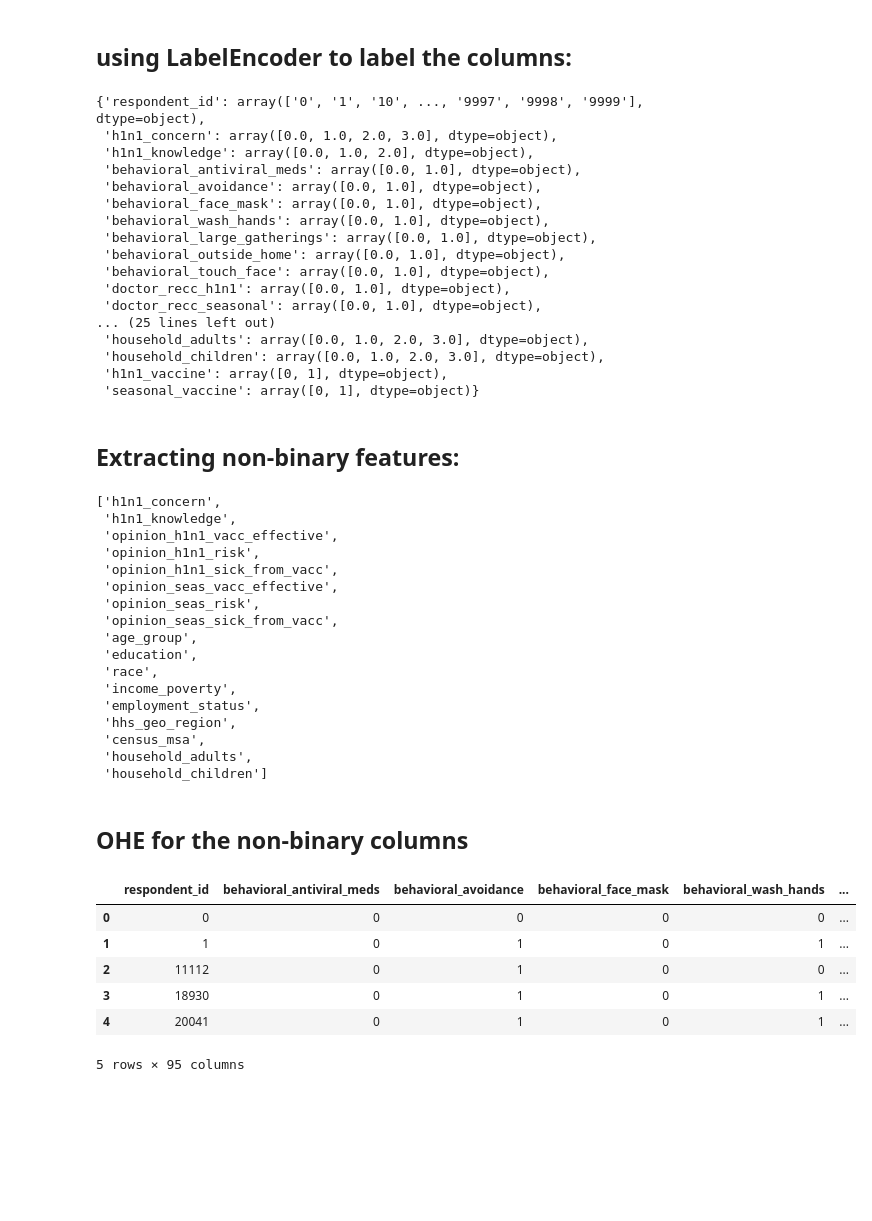
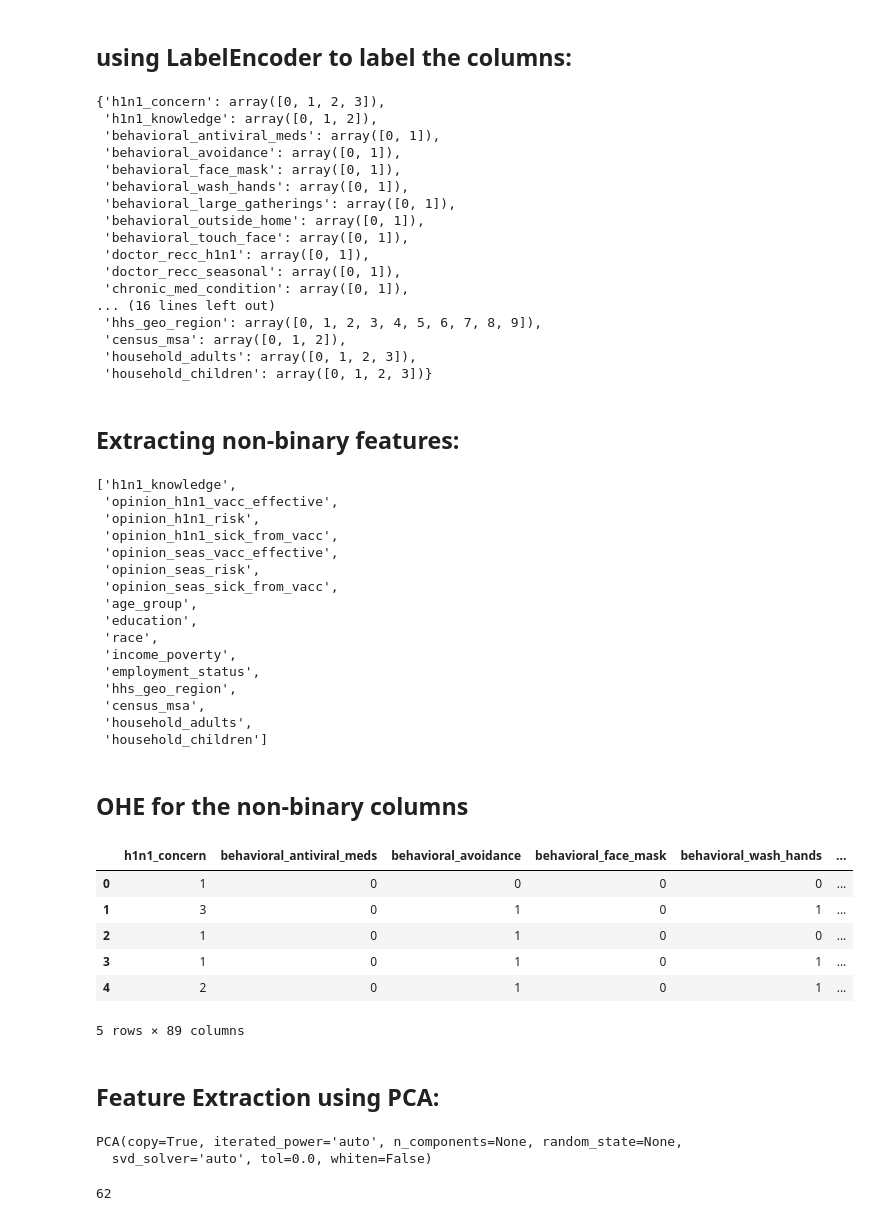
Before and after one commit to hamzaleroi/Vaccination-Challenge, a Jupyter notebook: vaccinaton_challenge_preprocessing.ipynb, the cells around one changed output. Cells and saved outputs as stored; diff of their text form; code cells hidden in the pictures; blank space fills up the shorter version.

```diff
--- a/vaccinaton_challenge_preprocessing.ipynb
+++ b/vaccinaton_challenge_preprocessing.ipynb
@@ -38,8 +39,8 @@ path_train_X='./training_set_features.csv'
 path_train_Y='./training_set_labels.csv'
 path_test_X='./test_set_features.csv'
 # %%
-train_set_X = pd.read_csv(path_train_X)
-print(train_set_X.head())
+train_set = pd.read_csv(path_train_X)
+print(train_set.head())
 # %% [output]
    respondent_id  h1n1_concern  h1n1_knowledge  behavioral_antiviral_meds  \
 0              0           1.0             0.0                        0.0
@@ -126,5 +124,0 @@ memory usage: 7.3+ MB
-# %%
-train_set = pd.DataFrame(pd.concat((train_set_X,train_set_Y[['h1n1_vaccine' , 'seasonal_vaccine']]),axis=1))
-train_set['respondent_id'] = train_set['respondent_id'].astype(str)
-test_set_X['respondent_id'] = test_set_X['respondent_id'].astype(str)
-print(train_set.head())
@@ -178,5 +154,6 @@ columns
 ['health_insurance', 'employment_industry', 'employment_occupation']
 # %%
 df = train_set.drop(columns=columns)
+df = df.drop(columns=['respondent_id',])
 df.isnull().sum()[:5]
 # %% [output]
@@ -224,23 +201,23 @@ for col in df.columns:
     classes[col] = le.classes_
 classes
 # %% [output]
-{'respondent_id': array(['0', '1', '10', ..., '9997', '9998', '9999'], dtype=object),
- 'h1n1_concern': array([0.0, 1.0, 2.0, 3.0], dtype=object),
- 'h1n1_knowledge': array([0.0, 1.0, 2.0], dtype=object),
- 'behavioral_antiviral_meds': array([0.0, 1.0], dtype=object),
- 'behavioral_avoidance': array([0.0, 1.0], dtype=object),
- 'behavioral_face_mask': array([0.0, 1.0], dtype=object),
- 'behavioral_wash_hands': array([0.0, 1.0], dtype=object),
- 'behavioral_large_gatherings': array([0.0, 1.0], dtype=object),
- 'behavioral_outside_home': array([0.0, 1.0], dtype=object),
- 'behavioral_touch_face': array([0.0, 1.0], dtype=object),
- 'doctor_recc_h1n1': array([0.0, 1.0], dtype=object),
- 'doctor_recc_seasonal': array([0.0, 1.0], dtype=object),
-... (25 lines left out)
- 'household_adults': array([0.0, 1.0, 2.0, 3.0], dtype=object),
- 'household_children': array([0.0, 1.0, 2.0, 3.0], dtype=object),
- 'h1n1_vaccine': array([0, 1], dtype=object),
- 'seasonal_vaccine': array([0, 1], dtype=object)}
+{'h1n1_concern': array([0, 1, 2, 3]),
+ 'h1n1_knowledge': array([0, 1, 2]),
+ 'behavioral_antiviral_meds': array([0, 1]),
+ 'behavioral_avoidance': array([0, 1]),
+ 'behavioral_face_mask': array([0, 1]),
+ 'behavioral_wash_hands': array([0, 1]),
+ 'behavioral_large_gatherings': array([0, 1]),
+ 'behavioral_outside_home': array([0, 1]),
+ 'behavioral_touch_face': array([0, 1]),
+ 'doctor_recc_h1n1': array([0, 1]),
+ 'doctor_recc_seasonal': array([0, 1]),
+ 'chronic_med_condition': array([0, 1]),
+... (16 lines left out)
+ 'hhs_geo_region': array([0, 1, 2, 3, 4, 5, 6, 7, 8, 9]),
+ 'census_msa': array([0, 1, 2]),
+ 'household_adults': array([0, 1, 2, 3]),
+ 'household_children': array([0, 1, 2, 3])}
 # %% [markdown]
 ## Extracting non-binary features:
 # %%
@@ -250,8 +227,7 @@ for col in df.columns[1:]:
         columns_categorical.append(col)
 columns_categorical
 # %% [output]
-['h1n1_concern',
- 'h1n1_knowledge',
+['h1n1_knowledge',
  'opinion_h1n1_vacc_effective',
  'opinion_h1n1_risk',
  'opinion_h1n1_sick_from_vacc',
@@ -270,13 +246,26 @@ columns_categorical
 # %% [markdown]
 ## OHE for the non-binary columns
 # %%
-XY = pd.get_dummies(df,columns=columns_categorical)
-XY.head()
+X = pd.get_dummies(df,columns=columns_categorical)
+X.head()
 # %% [output]
-|  | respondent_id | behavioral_antiviral_meds | behavioral_avoidance | behavioral_face_mask | behavioral_wash_hands | ... |
-| 0 | 0 | 0 | 0 | 0 | 0 | ... |
-| 1 | 1 | 0 | 1 | 0 | 1 | ... |
-| 2 | 11112 | 0 | 1 | 0 | 0 | ... |
-| 3 | 18930 | 0 | 1 | 0 | 1 | ... |
-| 4 | 20041 | 0 | 1 | 0 | 1 | ... |
+|  | h1n1_concern | behavioral_antiviral_meds | behavioral_avoidance | behavioral_face_mask | behavioral_wash_hands | ... |
+| 0 | 1 | 0 | 0 | 0 | 0 | ... |
+| 1 | 3 | 0 | 1 | 0 | 1 | ... |
+| 2 | 1 | 0 | 1 | 0 | 0 | ... |
+| 3 | 1 | 0 | 1 | 0 | 1 | ... |
+| 4 | 2 | 0 | 1 | 0 | 1 | ... |
-5 rows × 95 columns
+5 rows × 89 columns
+# %% [markdown]
+## Feature Extraction using PCA:
+# %%
+pca = PCA()
+pca.fit(X)
+# %% [output]
+PCA(copy=True, iterated_power='auto', n_components=None, random_state=None,
+  svd_solver='auto', tol=0.0, whiten=False)
+# %%
+num = (pca.explained_variance_ratio_*100).astype(int).sum()
+num
+# %% [output]
+62
```
Also changed, not shown: parts of 19 cells of this notebook.
